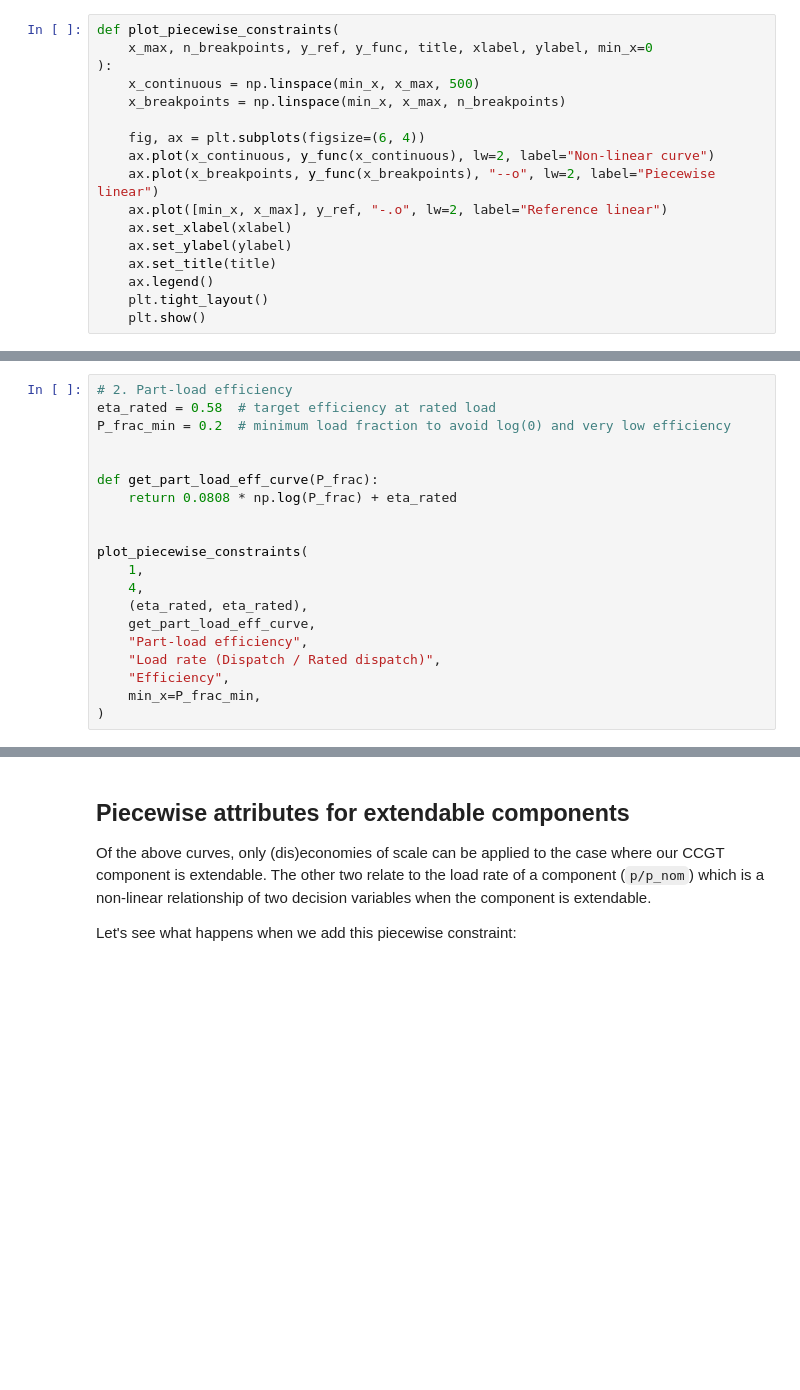
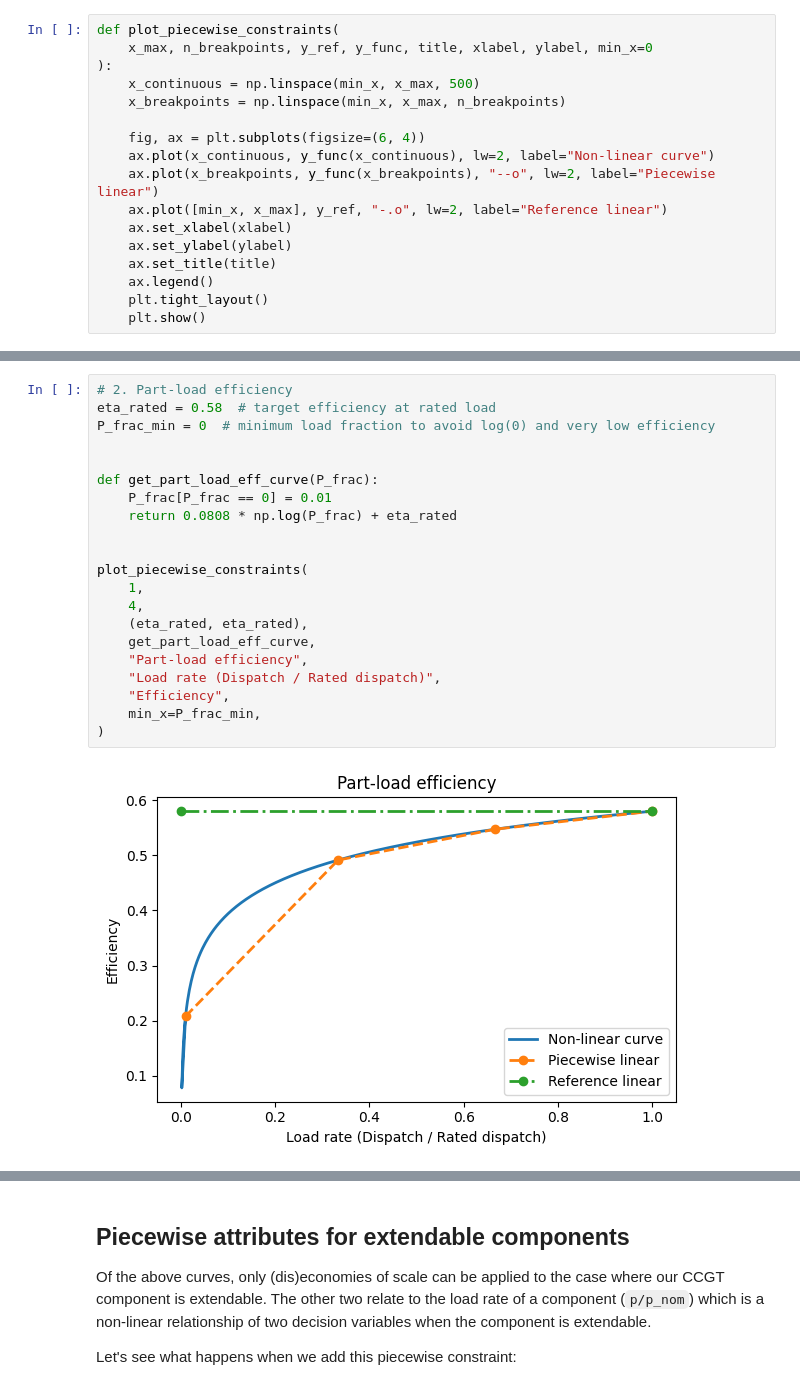
Before and after one commit to PyPSA/PyPSA, a Jupyter notebook: docs/examples/piecewise-constraints.ipynb, the cells around one changed output, grey strips where cells are left out. Cells and saved outputs as stored; diff of their text form; blank space fills up the shorter version.

```diff
--- a/docs/examples/piecewise-constraints.ipynb
+++ b/docs/examples/piecewise-constraints.ipynb
@@ -131,23 +169,26 @@ plot_piecewise_constraints(
 # %%
 # 2. Part-load efficiency
 eta_rated = 0.58  # target efficiency at rated load
-P_frac_min = 0.2  # minimum load fraction to avoid log(0) and very low efficiency
+P_frac_min = 0  # minimum load fraction to avoid log(0) and very low efficiency
 
 
 def get_part_load_eff_curve(P_frac):
+    P_frac[P_frac == 0] = 0.01
     return 0.0808 * np.log(P_frac) + eta_rated
 
 
 plot_piecewise_constraints(
     1,
     4,
     (eta_rated, eta_rated),
     get_part_load_eff_curve,
     "Part-load efficiency",
     "Load rate (Dispatch / Rated dispatch)",
     "Efficiency",
     min_x=P_frac_min,
 )
+# %% [output]
+[figure, added]
 # %%
 # 3. Marginal cost offer curve
 C0_mc = 35  # €/h
```
Also changed, not shown: parts of 12 cells of this notebook, 10 other files.
